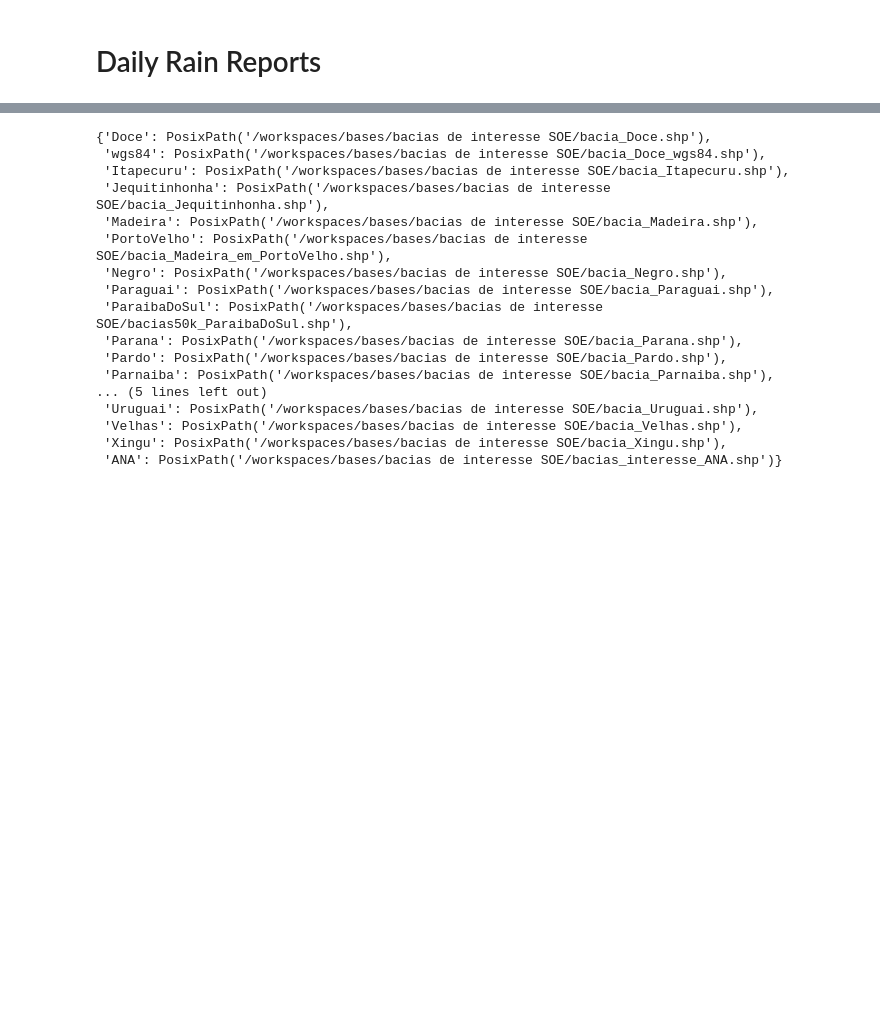
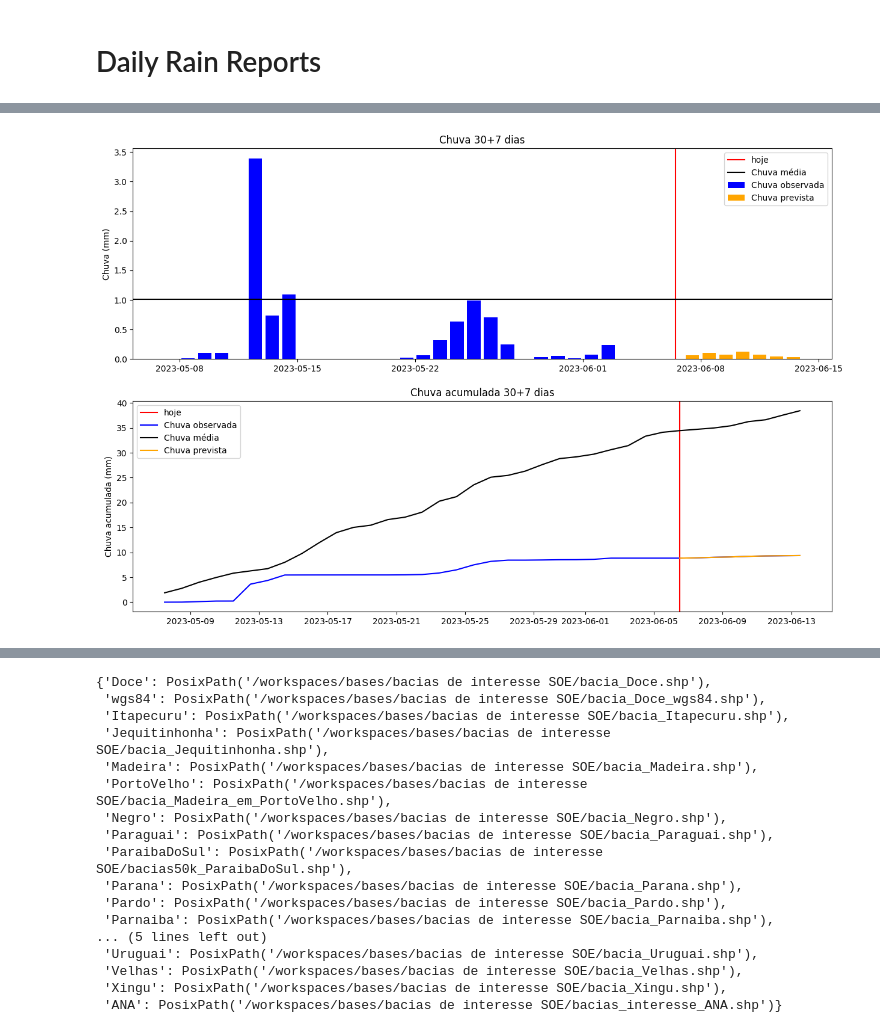
Before and after one commit to cordmaur/RainReporter, a Jupyter notebook: nbs/02-Daily_Report.ipynb, the cells around one changed output, grey strips where cells are left out. Drawn from its saved outputs; the diff is of its cells as text; code cells hidden in the pictures; blank space fills up the shorter version.

```diff
--- a/nbs/02-Daily_Report.ipynb
+++ b/nbs/02-Daily_Report.ipynb
@@ -23,0 +85,12 @@ from raindownloader.utils import GISUtil
+# %%
+fig, axs = plt.subplots(2, 1, figsize=(15, 10))
+report.plot_charts(
+    rain_cube=rain,
+    avg_rain_cube=avg_rain,
+    rain_fcst=rain_fcst,
+    avg_rain_fcst=avg_rain_fcst,
+    plt_ax1=axs[0],
+    plt_ax2=axs[1]
+)
+# %% [output]
+[figure, added]
```
Also changed, not shown: parts of 28 cells of this notebook, 5 other files.
